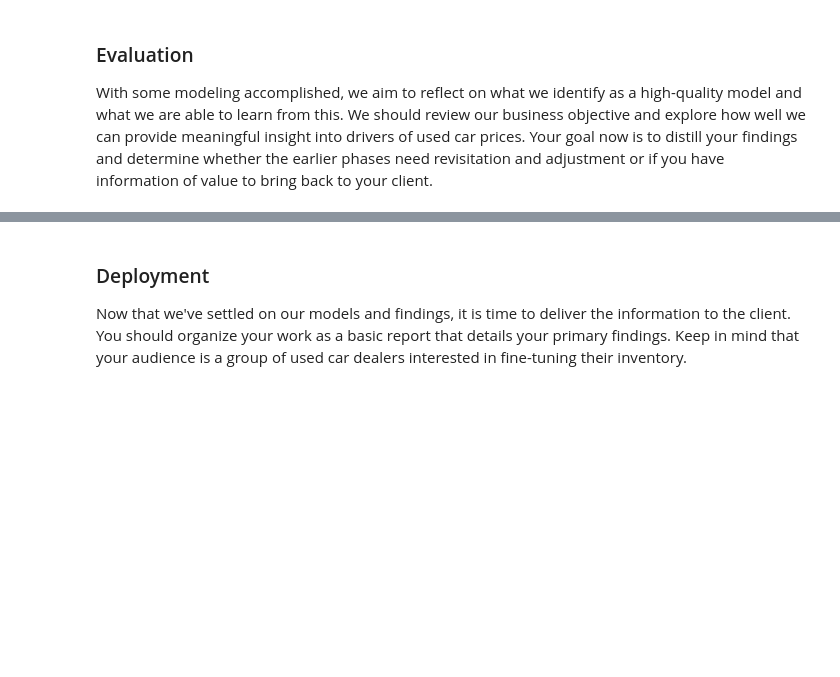
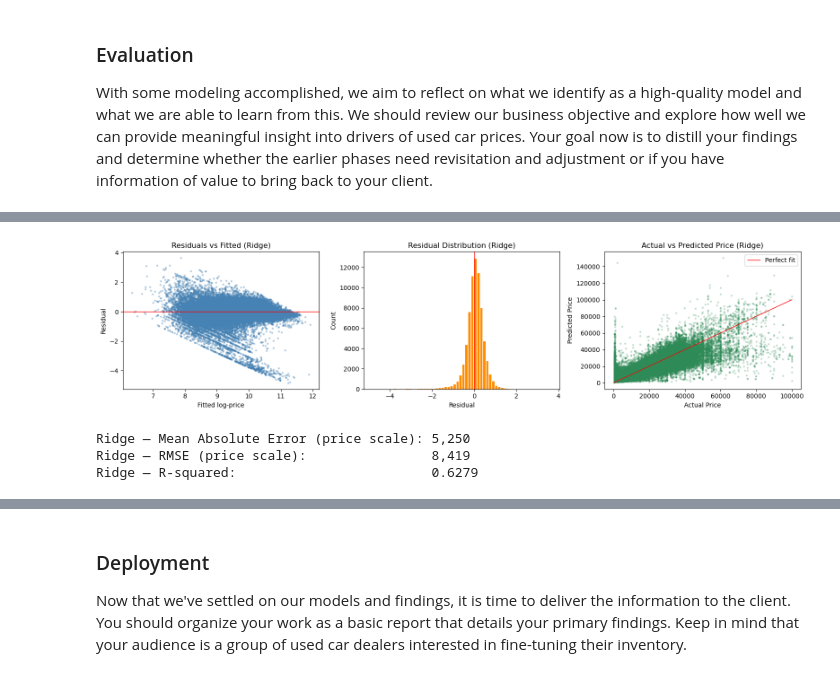
Before and after one commit to jtie/Module11_Assignment11_1, a Jupyter notebook: prompt_II.ipynb, the cells around one changed output, grey strips where cells are left out. Cells and saved outputs as stored; diff of their text form; code cells hidden in the pictures; blank space fills up the shorter version.

```diff
--- a/prompt_II.ipynb
+++ b/prompt_II.ipynb
@@ -456,0 +480,43 @@ With some modeling accomplished, we aim to reflect on what we identify as a high
+# %%
+# ── Residual Analysis for best Ridge model ────────────────────────────────────
+residuals = y_test - y_pred_ridge
+
+fig, axes = plt.subplots(1, 3, figsize=(16, 4))
+
+# Residuals vs Fitted
+axes[0].scatter(y_pred_ridge, residuals, alpha=0.3, s=5, color='steelblue')
+axes[0].axhline(0, color='red', linewidth=1)
+axes[0].set_title('Residuals vs Fitted (Ridge)')
+axes[0].set_xlabel('Fitted log-price')
+axes[0].set_ylabel('Residual')
+
+# Residual distribution
+axes[1].hist(residuals, bins=60, color='darkorange', edgecolor='white')
+axes[1].axvline(0, color='red', linewidth=1)
+axes[1].set_title('Residual Distribution (Ridge)')
+axes[1].set_xlabel('Residual')
+axes[1].set_ylabel('Count')
+
+# Actual vs Predicted (price scale)
+actual_price = np.expm1(y_test)
+pred_price   = np.expm1(y_pred_ridge)
+axes[2].scatter(actual_price, pred_price, alpha=0.2, s=5, color='seagreen')
+axes[2].plot([0, 100_000], [0, 100_000], color='red', linewidth=1, label='Perfect fit')
+axes[2].set_title('Actual vs Predicted Price (Ridge)')
+axes[2].set_xlabel('Actual Price')
+axes[2].set_ylabel('Predicted Price')
+axes[2].legend()
+
+plt.tight_layout()
+plt.show()
+
+# Summary error stats
+mae = np.mean(np.abs(actual_price - pred_price))
+print(f'Ridge — Mean Absolute Error (price scale): {mae:,.0f}')
+print(f'Ridge — RMSE (price scale):                {rmse_ridge:,.0f}')
+print(f'Ridge — R-squared:                         {r2_ridge:.4f}')
+# %% [output]
+[figure, added]
+Ridge — Mean Absolute Error (price scale): 5,250
+Ridge — RMSE (price scale):                8,419
+Ridge — R-squared:                         0.6279
```
Also changed, not shown: parts of 8 cells of this notebook, 1 other file.
